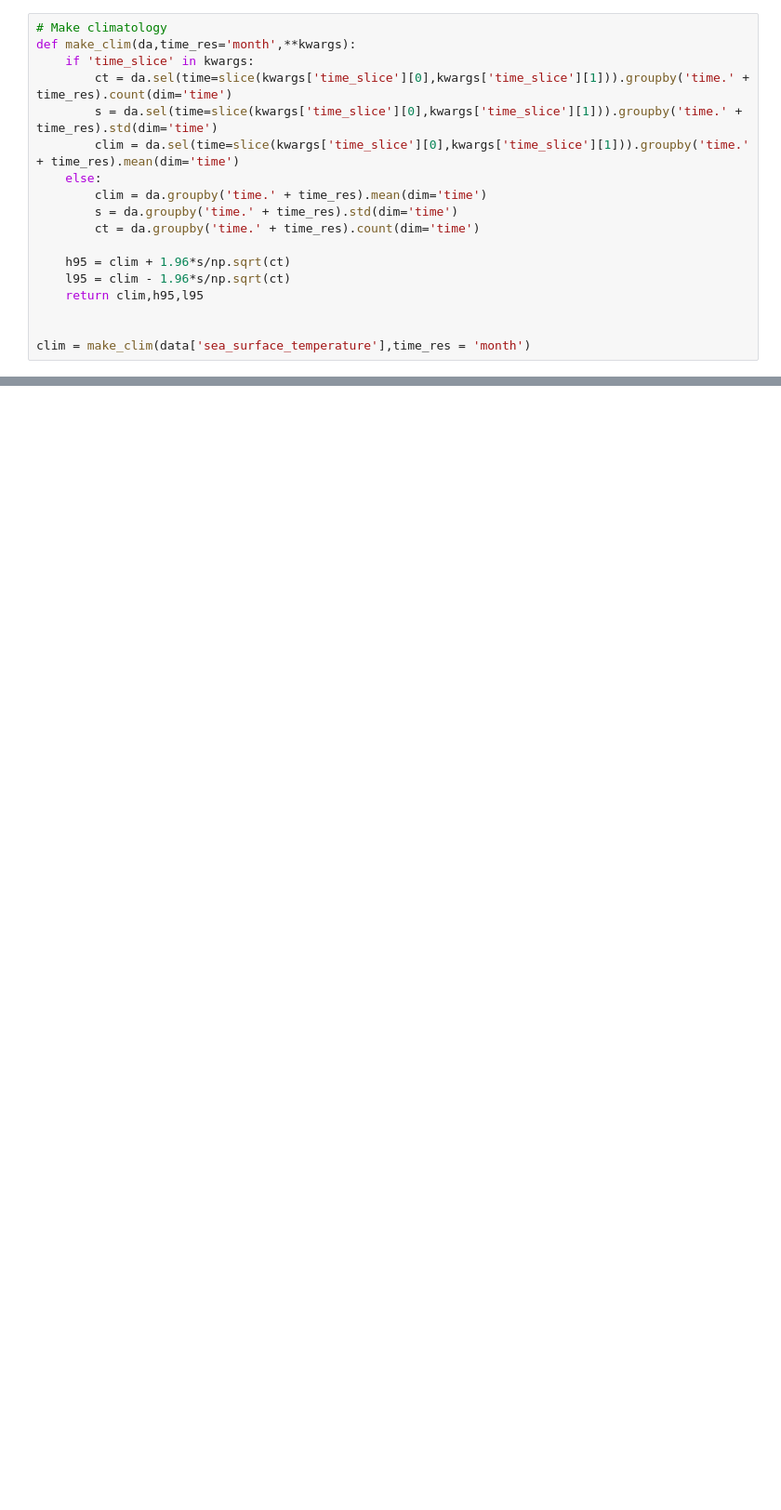
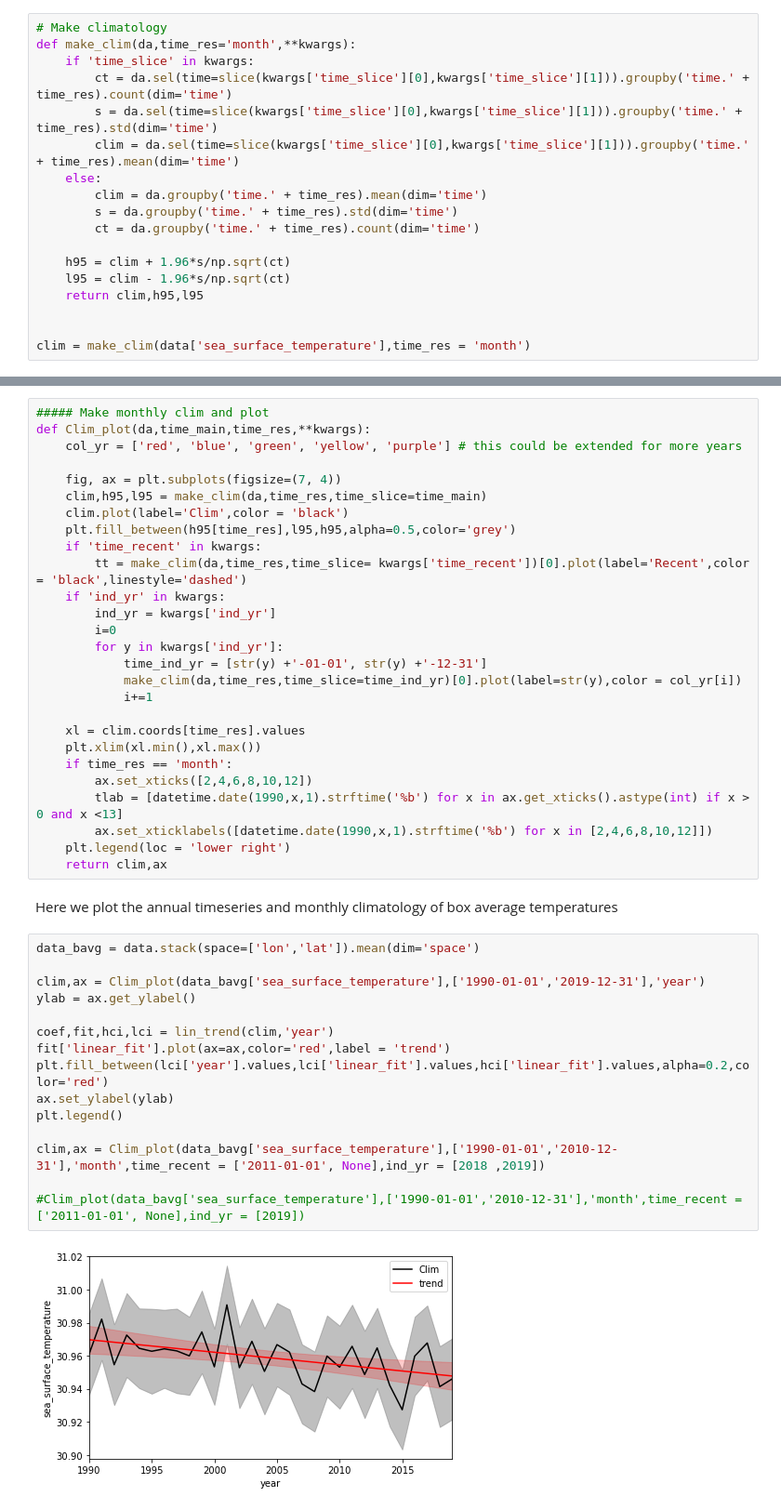
Before and after one commit to maximemarin/datapixel, a Jupyter notebook: SST_notebook.ipynb, the cells around one changed output, grey strips where cells are left out. Shown at 93% size. Cells and saved outputs as stored; diff of their text form; blank space fills up the shorter version.

```diff
--- a/SST_notebook.ipynb
+++ b/SST_notebook.ipynb
@@ -110,0 +151,46 @@ clim = make_clim(data['sea_surface_temperature'],time_res = 'month')
+# %%
+##### Make monthly clim and plot
+def Clim_plot(da,time_main,time_res,**kwargs):
+    col_yr = ['red', 'blue', 'green', 'yellow', 'purple'] # this could be extended for more years
+
+    fig, ax = plt.subplots(figsize=(7, 4))
+    clim,h95,l95 = make_clim(da,time_res,time_slice=time_main)
+    clim.plot(label='Clim',color = 'black')
+    plt.fill_between(h95[time_res],l95,h95,alpha=0.5,color='grey')
+    if 'time_recent' in kwargs:
+        tt = make_clim(da,time_res,time_slice= kwargs['time_recent'])[0].plot(label='Recent',color = 'black',linestyle='dashed')
+    if 'ind_yr' in kwargs:
+        ind_yr = kwargs['ind_yr']
+        i=0
+        for y in kwargs['ind_yr']:
+            time_ind_yr = [str(y) +'-01-01', str(y) +'-12-31']
+            make_clim(da,time_res,time_slice=time_ind_yr)[0].plot(label=str(y),color = col_yr[i])
+            i+=1
+
+    xl = clim.coords[time_res].values
+    plt.xlim(xl.min(),xl.max())
+    if time_res == 'month':
+        ax.set_xticks([2,4,6,8,10,12])
+        tlab = [datetime.date(1990,x,1).strftime('%b') for x in ax.get_xticks().astype(int) if x > 0 and x <13]
+        ax.set_xticklabels([datetime.date(1990,x,1).strftime('%b') for x in [2,4,6,8,10,12]])
+    plt.legend(loc = 'lower right')
+    return clim,ax
+# %% [markdown]
+Here we plot the annual timeseries and monthly climatology of box average temperatures
+# %%
+data_bavg = data.stack(space=['lon','lat']).mean(dim='space')
+
+clim,ax = Clim_plot(data_bavg['sea_surface_temperature'],['1990-01-01','2019-12-31'],'year')
+ylab = ax.get_ylabel()
+
+coef,fit,hci,lci = lin_trend(clim,'year')
+fit['linear_fit'].plot(ax=ax,color='red',label = 'trend')
+plt.fill_between(lci['year'].values,lci['linear_fit'].values,hci['linear_fit'].values,alpha=0.2,color='red')
+ax.set_ylabel(ylab)
+plt.legend()
+
+clim,ax = Clim_plot(data_bavg['sea_surface_temperature'],['1990-01-01','2010-12-31'],'month',time_recent = ['2011-01-01', None],ind_yr = [2018 ,2019])
+
+#Clim_plot(data_bavg['sea_surface_temperature'],['1990-01-01','2010-12-31'],'month',time_recent = ['2011-01-01', None],ind_yr = [2019])
+# %% [output]
+[figure, added]
```
Also changed, not shown: parts of 16 cells of this notebook.
